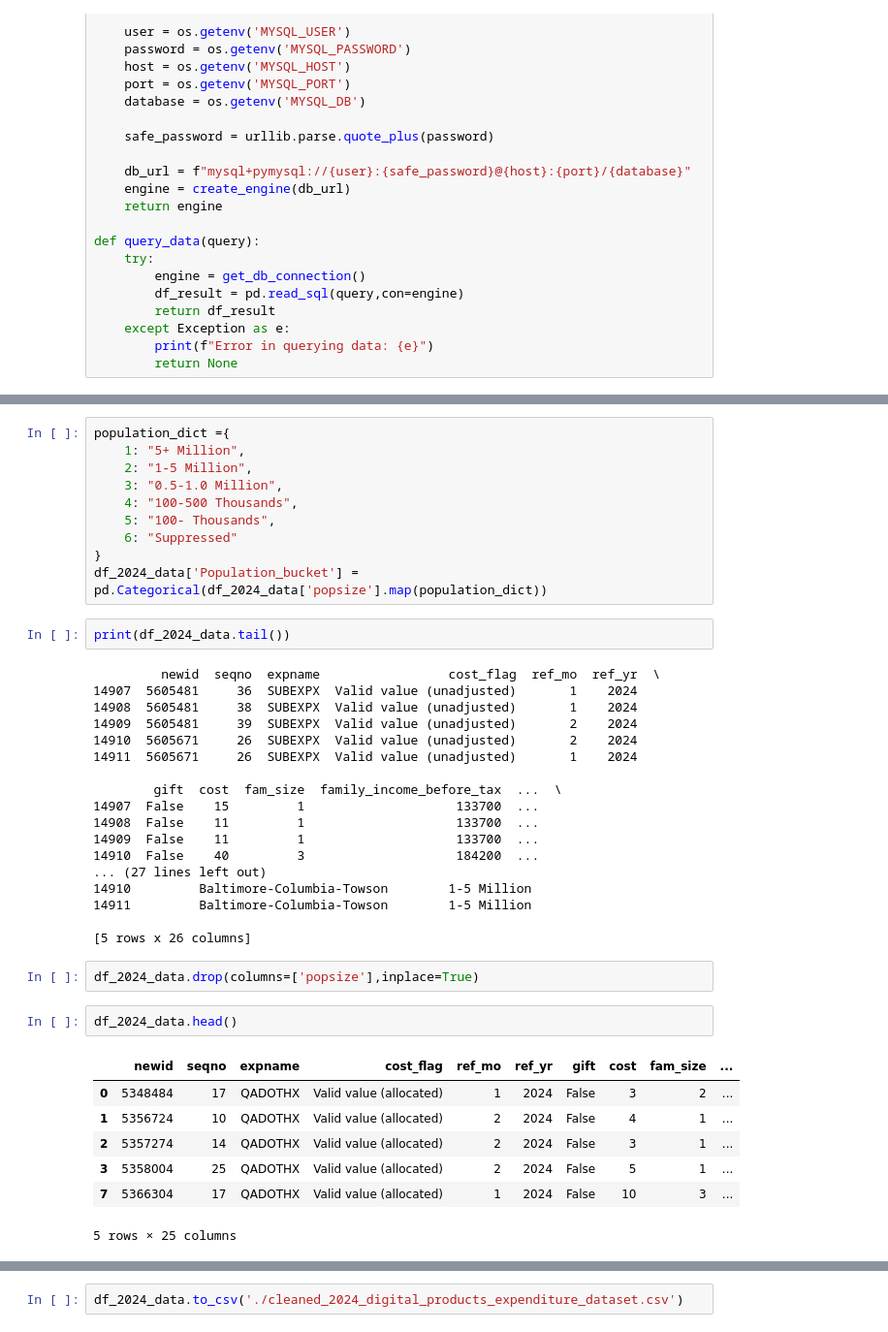
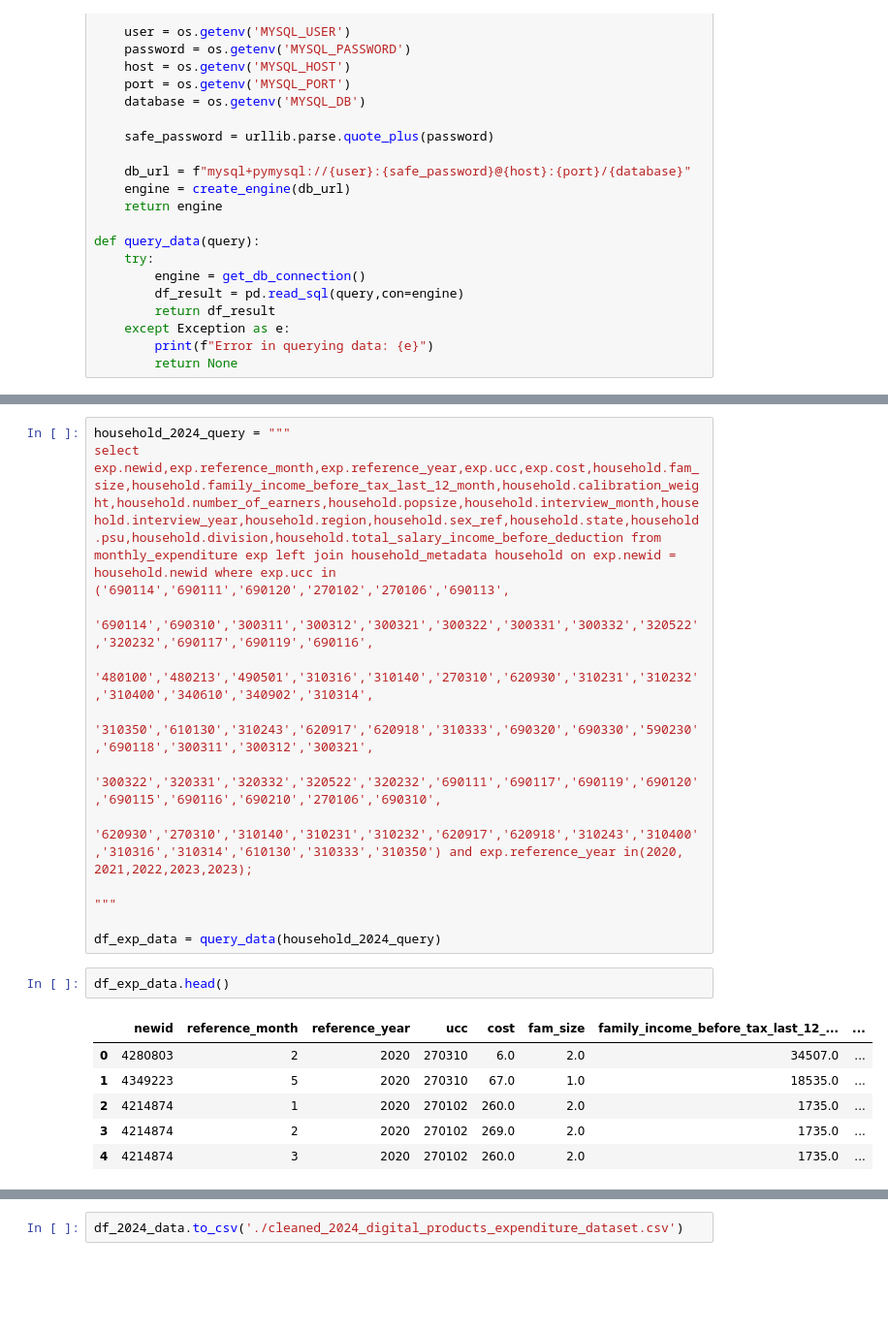
Before and after one commit to Alain-16/Digital_Product_Insights, a Jupyter notebook: Data_processing.ipynb, the cells around one changed output, grey strips where cells are left out. Shown at 97% size. Drawn from its saved outputs; the diff is of its cells as text; blank space fills up the shorter version.

```diff
--- a/Data_processing.ipynb
+++ b/Data_processing.ipynb
@@ -843,42 +34,21 @@ Index(['newid', 'seqno', 'expname', 'cost_flag', 'ref_mo', 'ref_yr', 'gift',
-# %%
-population_dict ={
-    1: "5+ Million",
-    2: "1-5 Million",
-    3: "0.5-1.0 Million",
-    4: "100-500 Thousands",
-    5: "100- Thousands",
-    6: "Suppressed"
-}
-df_2024_data['Population_bucket'] = pd.Categorical(df_2024_data['popsize'].map(population_dict))
-# %%
-print(df_2024_data.tail())
-# %% [output]
-         newid  seqno  expname                 cost_flag  ref_mo  ref_yr  \
-14907  5605481     36  SUBEXPX  Valid value (unadjusted)       1    2024
-14908  5605481     38  SUBEXPX  Valid value (unadjusted)       1    2024
-14909  5605481     39  SUBEXPX  Valid value (unadjusted)       2    2024
-14910  5605671     26  SUBEXPX  Valid value (unadjusted)       2    2024
-14911  5605671     26  SUBEXPX  Valid value (unadjusted)       1    2024
-
-        gift  cost  fam_size  family_income_before_tax  ...  \
-14907  False    15         1                    133700  ...
-14908  False    11         1                    133700  ...
-14909  False    11         1                    133700  ...
-14910  False    40         3                    184200  ...
-... (27 lines left out)
-14910         Baltimore-Columbia-Towson        1-5 Million
-14911         Baltimore-Columbia-Towson        1-5 Million
-
-[5 rows x 26 columns]
-# %%
-df_2024_data.drop(columns=['popsize'],inplace=True)
-# %%
-df_2024_data.head()
-# %% [output]
-|  | newid | seqno | expname | cost_flag | ref_mo | ref_yr | gift | cost | fam_size | ... |
-| 0 | 5348484 | 17 | QADOTHX | Valid value (allocated) | 1 | 2024 | False | 3 | 2 | ... |
-| 1 | 5356724 | 10 | QADOTHX | Valid value (allocated) | 2 | 2024 | False | 4 | 1 | ... |
-| 2 | 5357274 | 14 | QADOTHX | Valid value (allocated) | 2 | 2024 | False | 3 | 1 | ... |
-| 3 | 5358004 | 25 | QADOTHX | Valid value (allocated) | 2 | 2024 | False | 5 | 1 | ... |
-| 7 | 5366304 | 17 | QADOTHX | Valid value (allocated) | 1 | 2024 | False | 10 | 3 | ... |
-5 rows × 25 columns
+# %%
+household_2024_query = """
+select exp.newid,exp.reference_month,exp.reference_year,exp.ucc,exp.cost,household.fam_size,household.family_income_before_tax_last_12_month,household.calibration_weight,household.number_of_earners,household.popsize,household.interview_month,household.interview_year,household.region,household.sex_ref,household.state,household.psu,household.division,household.total_salary_income_before_deduction from monthly_expenditure exp left join household_metadata household on exp.newid = household.newid where exp.ucc in ('690114','690111','690120','270102','270106','690113',
+     '690114','690310','300311','300312','300321','300322','300331','300332','320522','320232','690117','690119','690116',
+     '480100','480213','490501','310316','310140','270310','620930','310231','310232','310400','340610','340902','310314',
+     '310350','610130','310243','620917','620918','310333','690320','690330','590230','690118','300311','300312','300321',
+     '300322','320331','320332','320522','320232','690111','690117','690119','690120','690115','690116','690210','270106','690310',
+     '620930','270310','310140','310231','310232','620917','620918','310243','310400','310316','310314','610130','310333','310350') and exp.reference_year in(2020, 2021,2022,2023,2023);
+
+"""
+
+df_exp_data = query_data(household_2024_query)
+# %%
+df_exp_data.head()
+# %% [output]
+|  | newid | reference_month | reference_year | ucc | cost | fam_size | family_income_before_tax_last_12_... | ... |
+| 0 | 4280803 | 2 | 2020 | 270310 | 6.0 | 2.0 | 34507.0 | ... |
+| 1 | 4349223 | 5 | 2020 | 270310 | 67.0 | 1.0 | 18535.0 | ... |
+| 2 | 4214874 | 1 | 2020 | 270102 | 260.0 | 2.0 | 1735.0 | ... |
+| 3 | 4214874 | 2 | 2020 | 270102 | 269.0 | 2.0 | 1735.0 | ... |
+| 4 | 4214874 | 3 | 2020 | 270102 | 260.0 | 2.0 | 1735.0 | ... |
```
Also changed, not shown: parts of 76 cells of this notebook, 2 other files.
